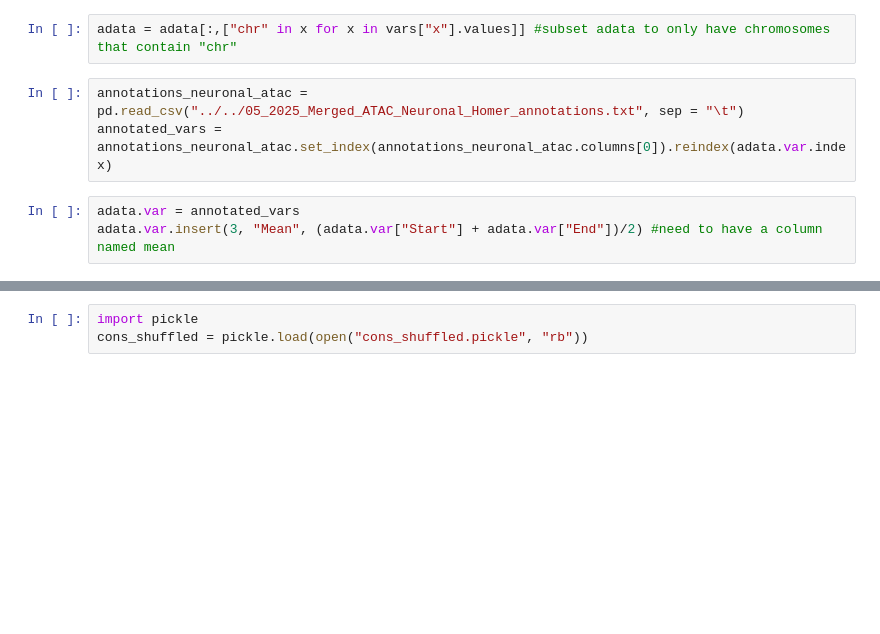
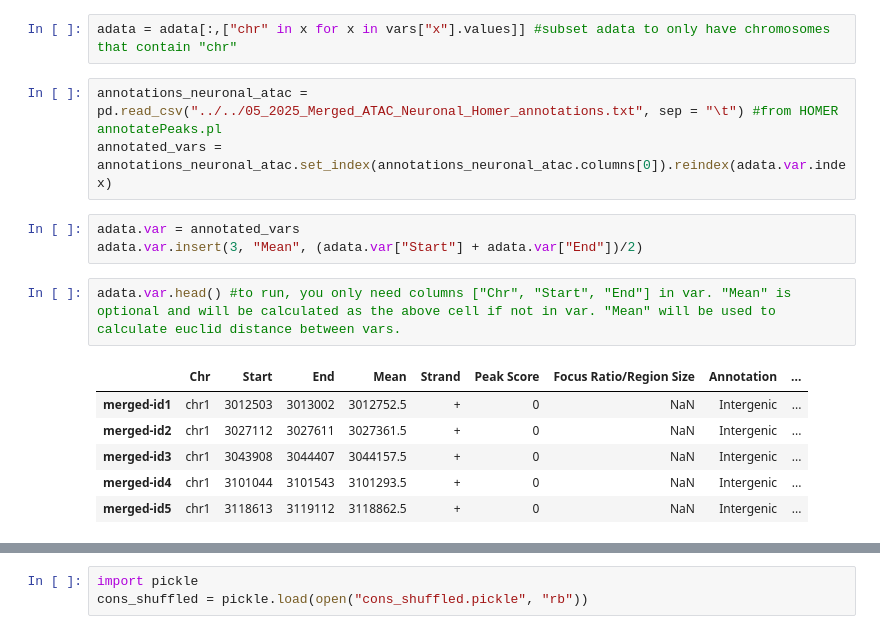
Before and after one commit to timwoo102/pyCicero, a Jupyter notebook: test_run.ipynb, the cells around one changed output, grey strips where cells are left out. Cells and saved outputs as stored; diff of their text form; blank space fills up the shorter version.

Commit message:
cleanup and more documentation. Comparison between aggregate and non-aggregate. Default is now cpu not gpu

```diff
--- a/test_run.ipynb
+++ b/test_run.ipynb
@@ -29,9 +32,18 @@ adata = sc.AnnData(counts, obs = obs, var = vars)
 # %%
 adata = adata[:,["chr" in x for x in vars["x"].values]] #subset adata to only have chromosomes that contain "chr"
 # %%
-annotations_neuronal_atac = pd.read_csv("../../05_2025_Merged_ATAC_Neuronal_Homer_annotations.txt", sep = "\t")
+annotations_neuronal_atac = pd.read_csv("../../05_2025_Merged_ATAC_Neuronal_Homer_annotations.txt", sep = "\t") #from HOMER annotatePeaks.pl
 annotated_vars = annotations_neuronal_atac.set_index(annotations_neuronal_atac.columns[0]).reindex(adata.var.index)
 # %%
 adata.var = annotated_vars
-adata.var.insert(3, "Mean", (adata.var["Start"] + adata.var["End"])/2) #need to have a column named mean
+adata.var.insert(3, "Mean", (adata.var["Start"] + adata.var["End"])/2)
+# %%
+adata.var.head() #to run, you only need columns ["Chr", "Start", "End"] in var. "Mean" is optional and will be calculated as the above cell if not in var. "Mean" will be used to calculate euclid distance between vars.
+# %% [output]
+|  | Chr | Start | End | Mean | Strand | Peak Score | Focus Ratio/Region Size | Annotation | ... |
+| merged-id1 | chr1 | 3012503 | 3013002 | 3012752.5 | + | 0 | NaN | Intergenic | ... |
+| merged-id2 | chr1 | 3027112 | 3027611 | 3027361.5 | + | 0 | NaN | Intergenic | ... |
+| merged-id3 | chr1 | 3043908 | 3044407 | 3044157.5 | + | 0 | NaN | Intergenic | ... |
+| merged-id4 | chr1 | 3101044 | 3101543 | 3101293.5 | + | 0 | NaN | Intergenic | ... |
+| merged-id5 | chr1 | 3118613 | 3119112 | 3118862.5 | + | 0 | NaN | Intergenic | ... |
 # %%
```
Also changed, not shown: parts of 13 cells of this notebook, 3 other files.
